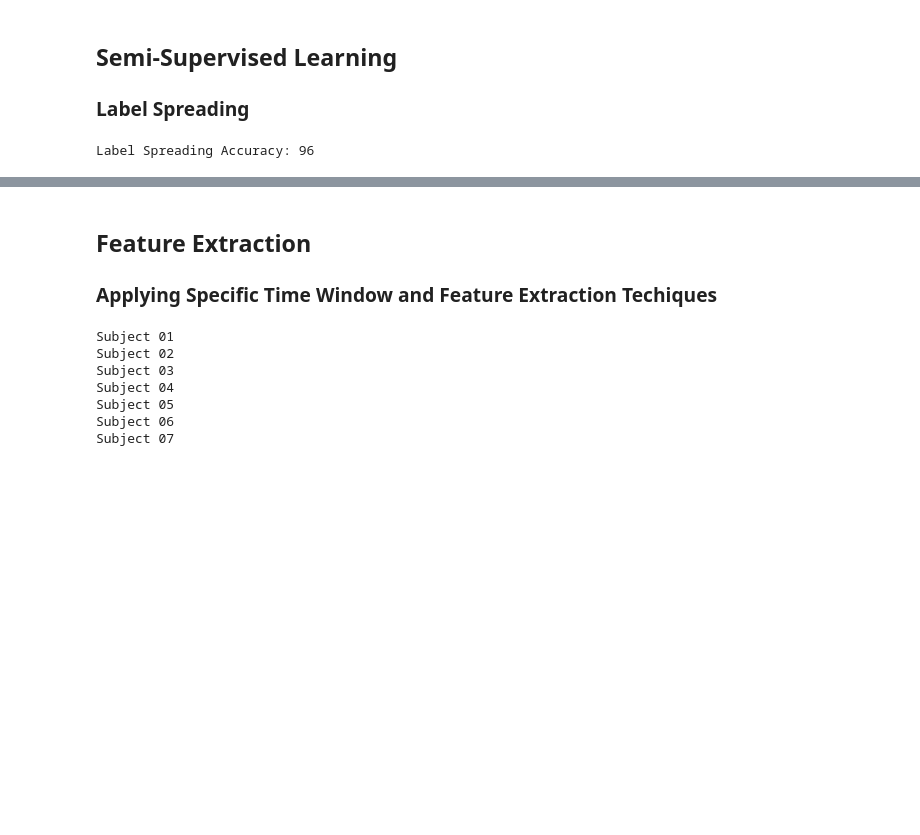
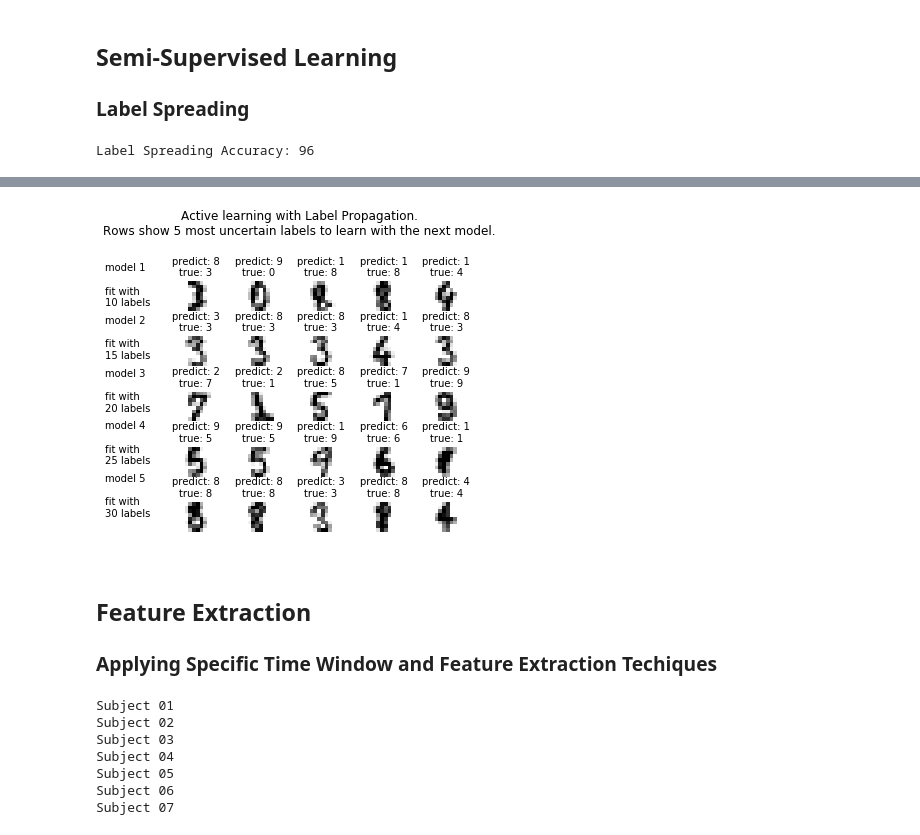
Before and after one commit to pbmiguel/py-har, a Jupyter notebook: TASKS/T1/2016-ANSAMO/Utils.ipynb, the cells around one changed output, grey strips where cells are left out. Saved outputs shown, nothing was run; the diff lists cells and outputs as text; code cells hidden in the pictures; blank space fills up the shorter version.

Commit message:
add. results of different positions using semi-supervised learning

```diff
--- a/TASKS/T1/2016-ANSAMO/Utils.ipynb
+++ b/TASKS/T1/2016-ANSAMO/Utils.ipynb
@@ -423,0 +432,98 @@ Label Spreading Accuracy: 96
+# %%
+### ref: http://scikit-learn.org/stable/auto_examples/semi_supervised/plot_label_propagation_digits.html#sphx-glr-auto-examples-semi-supervised-plot-label-propagation-digits-py
+print(__doc__)
+
+# Authors: Clay Woolam <clay@woolam.org>
+# License: BSD
+
+import numpy as np
+import matplotlib.pyplot as plt
+from scipy import stats
+
+from sklearn import datasets
+from sklearn.semi_supervised import label_propagation
+from sklearn.metrics import classification_report, confusion_matrix
+
+digits = datasets.load_digits()
+rng = np.random.RandomState(0)
+indices = np.arange(len(digits.data))
+rng.shuffle(indices)
+
+X = digits.data[indices[:330]]
+y = digits.target[indices[:330]]
+images = digits.images[indices[:330]]
+
+n_total_samples = len(y)
+n_labeled_points = 10
+max_iterations = 5
+
+unlabeled_indices = np.arange(n_total_samples)[n_labeled_points:]
+f = plt.figure()
+
+for i in range(max_iterations):
+    if len(unlabeled_indices) == 0:
+        print("No unlabeled items left to label.")
+        break
+    y_train = np.copy(y)
+    y_train[unlabeled_indices] = -1
+
+    lp_model = label_propagation.LabelSpreading(gamma=0.25, max_iter=5)
+    lp_model.fit(X, y_train)
+
+    predicted_labels = lp_model.transduction_[unlabeled_indices]
+    true_labels = y[unlabeled_indices]
+
+    cm = confusion_matrix(true_labels, predicted_labels,
+                          labels=lp_model.classes_)
+
+    print("Iteration %i %s" % (i, 70 * "_"))
+    print("Label Spreading model: %d labeled & %d unlabeled (%d total)"
+          % (n_labeled_points, n_total_samples - n_labeled_points,
+             n_total_samples))
+
+    print(classification_report(true_labels, predicted_labels))
+
+    print("Confusion matrix")
+    print(cm)
+
+    # compute the entropies of transduced label distributions
+    pred_entropies = stats.distributions.entropy(
+        lp_model.label_distributions_.T)
+
+    # select up to 5 digit examples that the classifier is most uncertain about
+    uncertainty_index = np.argsort(pred_entropies)[::-1]
+    uncertainty_index = uncertainty_index[
+        np.in1d(uncertainty_index, unlabeled_indices)][:5]
+
+    # keep track of indices that we get labels for
+    delete_indices = np.array([])
+
+    # for more than 5 iterations, visualize the gain only on the first 5
+    if i < 5:
+        f.text(.05, (1 - (i + 1) * .183),
+               "model %d\n\nfit with\n%d labels" %
+               ((i + 1), i * 5 + 10), size=10)
+    for index, image_index in enumerate(uncertainty_index):
+        image = images[image_index]
+
+        # for more than 5 iterations, visualize the gain only on the first 5
+        if i < 5:
+            sub = f.add_subplot(5, 5, index + 1 + (5 * i))
+            sub.imshow(image, cmap=plt.cm.gray_r, interpolation='none')
+            sub.set_title("predict: %i\ntrue: %i" % (
+                lp_model.transduction_[image_index], y[image_index]), size=10)
+            sub.axis('off')
+
+        # labeling 5 points, remote from labeled set
+        delete_index, = np.where(unlabeled_indices == image_index)
+        delete_indices = np.concatenate((delete_indices, delete_index))
+
+    unlabeled_indices = np.delete(unlabeled_indices, delete_indices)
+    n_labeled_points += len(uncertainty_index)
+
+f.suptitle("Active learning with Label Propagation.\nRows show 5 most "
+           "uncertain labels to learn with the next model.", y=1.15)
+plt.subplots_adjust(left=0.2, bottom=0.03, right=0.9, top=0.9, wspace=0.2,
+                    hspace=0.85)
+plt.show()
+# %% [output]
@@ -424,3 +564,4 @@ Label Spreading Accuracy: 96
+[figure, added]
 # %% [markdown]
 ## Feature Extraction <a class="anchor" id="feature-e"></a>
 ### Applying Specific Time Window and Feature Extraction Techiques
```
Also changed, not shown: parts of 3 cells of this notebook, 1 other file.
